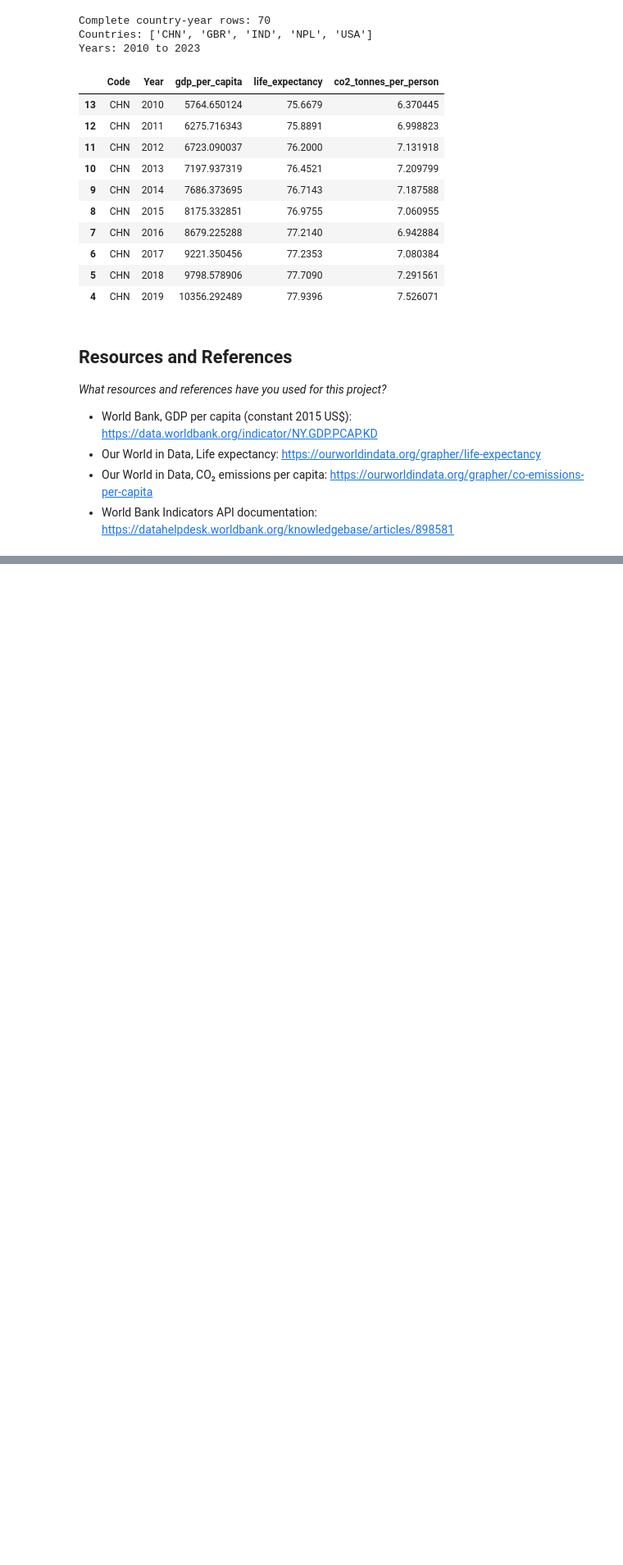
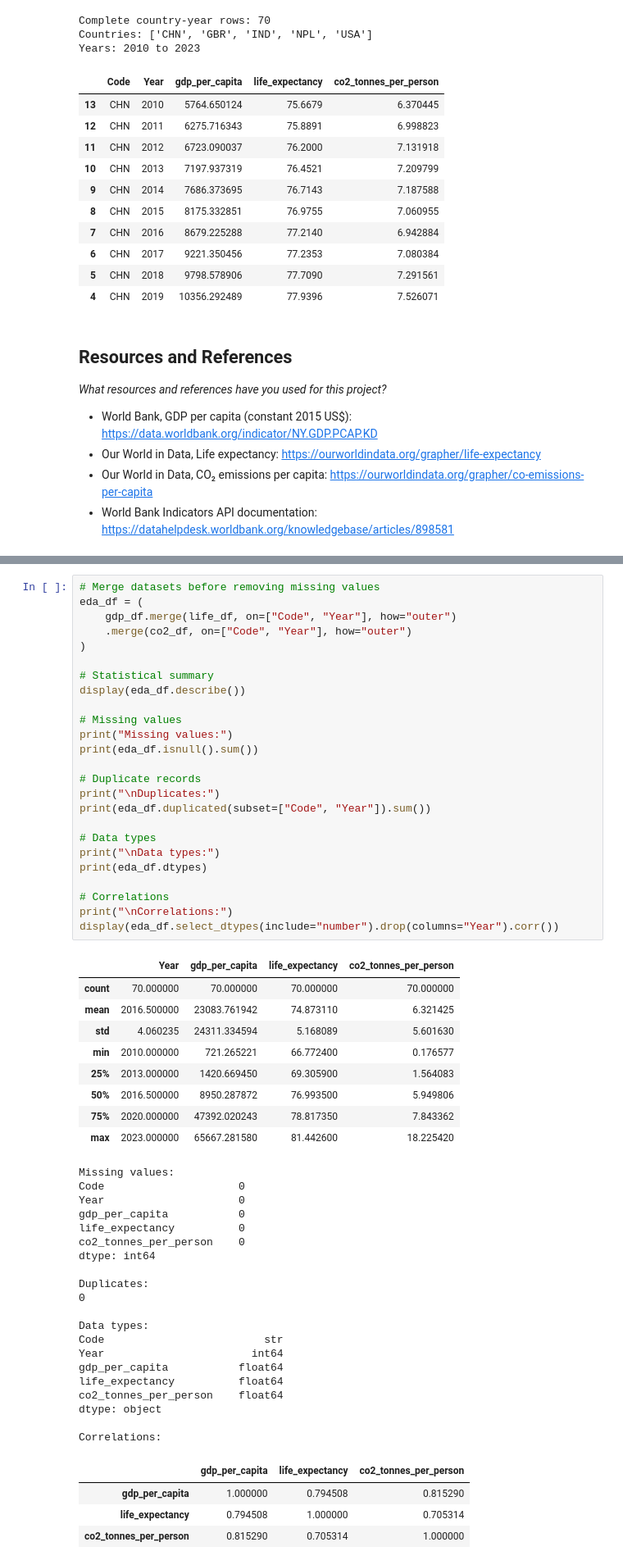
Before and after one commit to IT4063C-Fall2026/data-tech-analytics-final-project-poudelsv, a Jupyter notebook: source.ipynb, the cells around one changed output, grey strips where cells are left out. Shown at 82% size. Saved outputs shown, nothing was run; the diff lists cells and outputs as text; blank space fills up the shorter version.

```diff
--- a/source.ipynb
+++ b/source.ipynb
@@ -241,0 +248,59 @@ Years: 2010 to 2023
+# %%
+# Merge datasets before removing missing values
+eda_df = (
+    gdp_df.merge(life_df, on=["Code", "Year"], how="outer")
+    .merge(co2_df, on=["Code", "Year"], how="outer")
+)
+
+# Statistical summary
+display(eda_df.describe())
+
+# Missing values
+print("Missing values:")
+print(eda_df.isnull().sum())
+
+# Duplicate records
+print("\nDuplicates:")
+print(eda_df.duplicated(subset=["Code", "Year"]).sum())
+
+# Data types
+print("\nData types:")
+print(eda_df.dtypes)
+
+# Correlations
+print("\nCorrelations:")
+display(eda_df.select_dtypes(include="number").drop(columns="Year").corr())
+# %% [output]
+|  | Year | gdp_per_capita | life_expectancy | co2_tonnes_per_person |
+| count | 70.000000 | 70.000000 | 70.000000 | 70.000000 |
+| mean | 2016.500000 | 23083.761942 | 74.873110 | 6.321425 |
+| std | 4.060235 | 24311.334594 | 5.168089 | 5.601630 |
+| min | 2010.000000 | 721.265221 | 66.772400 | 0.176577 |
+| 25% | 2013.000000 | 1420.669450 | 69.305900 | 1.564083 |
+| 50% | 2016.500000 | 8950.287872 | 76.993500 | 5.949806 |
+| 75% | 2020.000000 | 47392.020243 | 78.817350 | 7.843362 |
+| max | 2023.000000 | 65667.281580 | 81.442600 | 18.225420 |
+Missing values:
+Code                     0
+Year                     0
+gdp_per_capita           0
+life_expectancy          0
+co2_tonnes_per_person    0
+dtype: int64
+
+Duplicates:
+0
+
+Data types:
+Code                         str
+Year                       int64
+gdp_per_capita           float64
+life_expectancy          float64
+co2_tonnes_per_person    float64
+dtype: object
+
+Correlations:
+|  | gdp_per_capita | life_expectancy | co2_tonnes_per_person |
+| gdp_per_capita | 1.000000 | 0.794508 | 0.815290 |
+| life_expectancy | 0.794508 | 1.000000 | 0.705314 |
+| co2_tonnes_per_person | 0.815290 | 0.705314 | 1.000000 |
```
Also changed, not shown: parts of 19 cells of this notebook, 1 other file.
